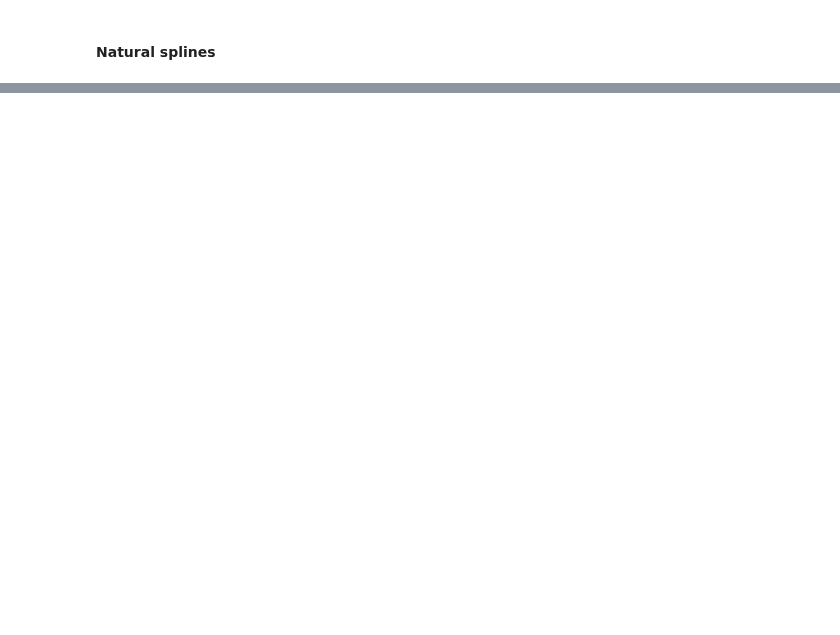
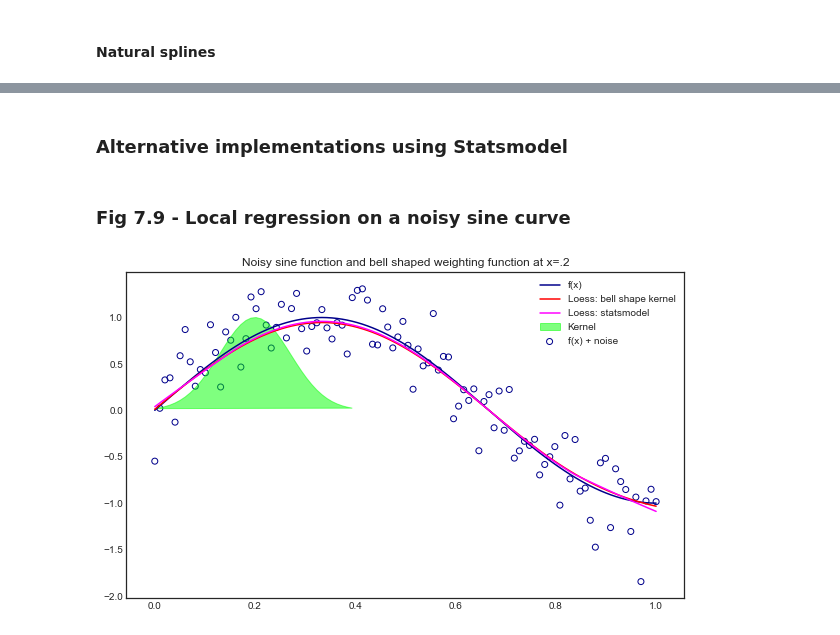
Before and after one commit to JWarmenhoven/ISLR-python, a Jupyter notebook: Notebooks/Chapter 7.ipynb, the cells around one changed output, grey strips where cells are left out. Saved outputs shown, nothing was run; the diff lists cells and outputs as text; code cells hidden in the pictures; blank space fills up the shorter version.

```diff
--- a/Notebooks/Chapter 7.ipynb
+++ b/Notebooks/Chapter 7.ipynb
@@ -317,0 +245,31 @@ plt.ylabel('wage');
+# %% [markdown]
+### Alternative implementations using Statsmodel
+# %%
+import statsmodels.api as sm
+lowess_sm = sm.nonparametric.lowess
+# %% [markdown]
+### Fig 7.9 -  Local regression on a noisy sine curve
+# %%
+#Initializing noisy non linear data
+x = np.linspace(0,1,100)
+noise = np.random.normal(loc = 0, scale = .25, size = 100)
+y = np.sin(x * 1.5 * np.pi )
+y_noise = y + noise
+yest_bell = lowess_bell_shape_kern(x,y)
+yest_sm = lowess_sm(y,x,frac=1./3.,it=3, return_sorted = False)
+
+#Plotting the noisy data and the kernell at around x = 0.2
+plt.figure(figsize=(10,6))
+plt.plot(x,y,color = 'darkblue', label = 'f(x)')
+plt.scatter(x,y_noise, facecolors = 'none', edgecolor = 'darkblue', label = 'f(x) + noise')
+plt.fill(x[:40],kernel_function(x[:40],0.2,.005), color = 'lime', alpha = .5, label = 'Kernel')
+
+#Plot the Numpy and Statsmodel implementations
+plt.plot(x,yest_bell,color = 'red', label = 'Loess: bell shape kernel')
+plt.plot(x,yest_sm,color = 'magenta', label = 'Loess: statsmodel')
+
+plt.legend()
+plt.title('Noisy sine function and bell shaped weighting function at x=.2')
+plt.show()
+# %% [output]
+[figure, added]
```
Also changed, not shown: parts of 20 cells of this notebook.
